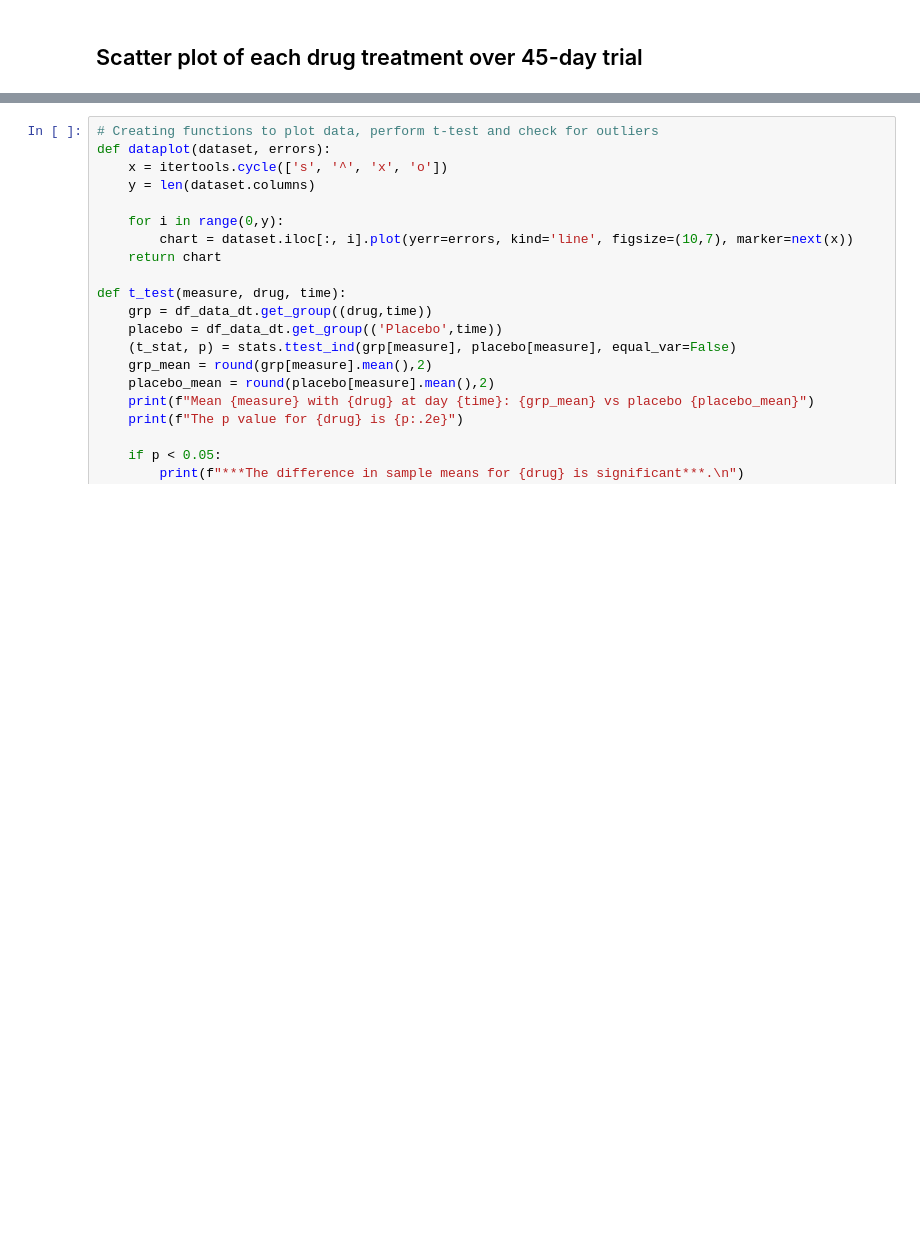
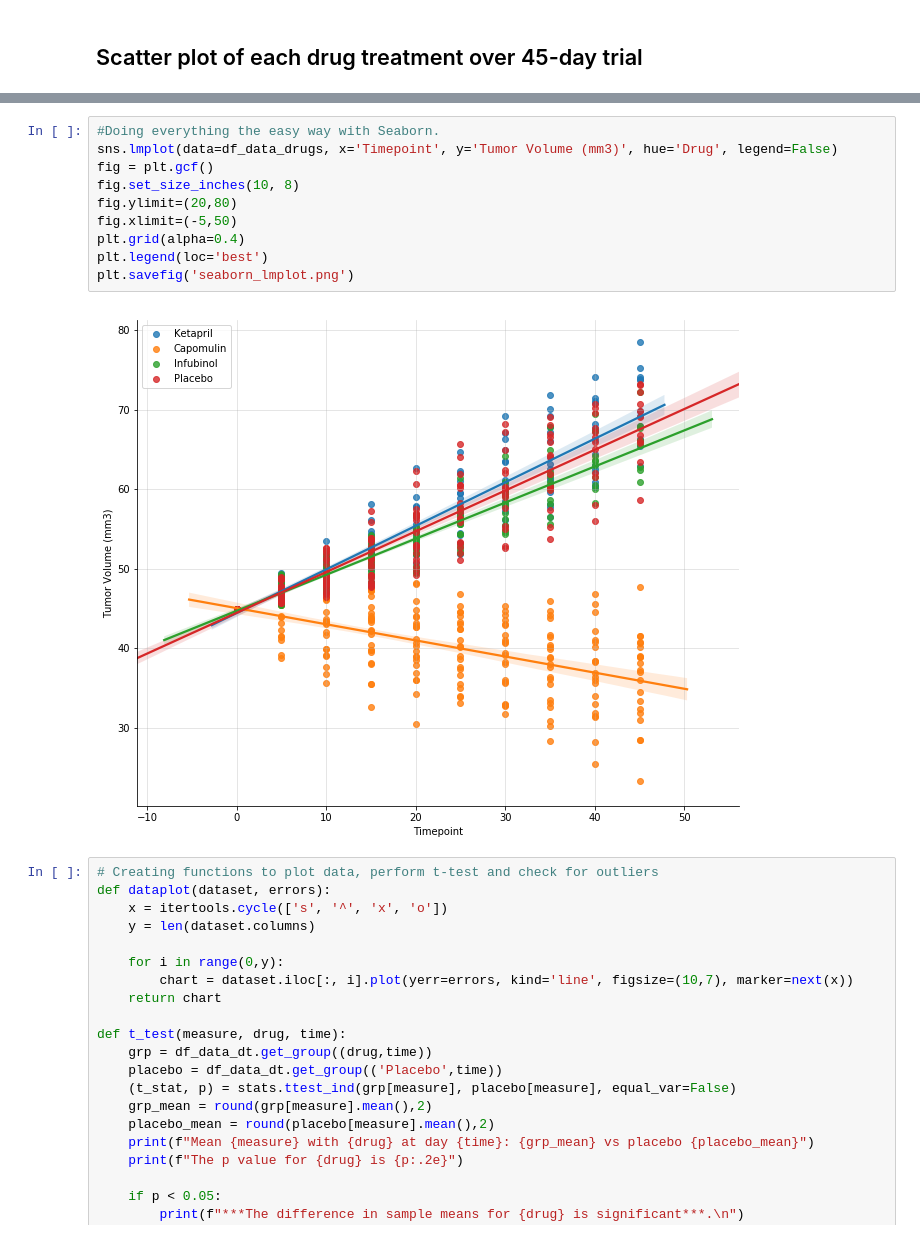
Before and after one commit to lweislo/Homework-5, a Jupyter notebook: weislo-homework5.ipynb, the cells around one changed output, grey strips where cells are left out. Cells and saved outputs as stored; diff of their text form; blank space fills up the shorter version.

```diff
--- a/weislo-homework5.ipynb
+++ b/weislo-homework5.ipynb
@@ -70,3 +62,15 @@ plt.show()
+# %%
+#Doing everything the easy way with Seaborn.
+sns.lmplot(data=df_data_drugs, x='Timepoint', y='Tumor Volume (mm3)', hue='Drug', legend=False)
+fig = plt.gcf()
+fig.set_size_inches(10, 8)
+fig.ylimit=(20,80)
+fig.xlimit=(-5,50)
+plt.grid(alpha=0.4)
+plt.legend(loc='best')
+plt.savefig('seaborn_lmplot.png')
+# %% [output]
+[figure, added]
 # %%
 # Creating functions to plot data, perform t-test and check for outliers
 def dataplot(dataset, errors):
```
Also changed, not shown: parts of 10 cells of this notebook, 3 other files.
